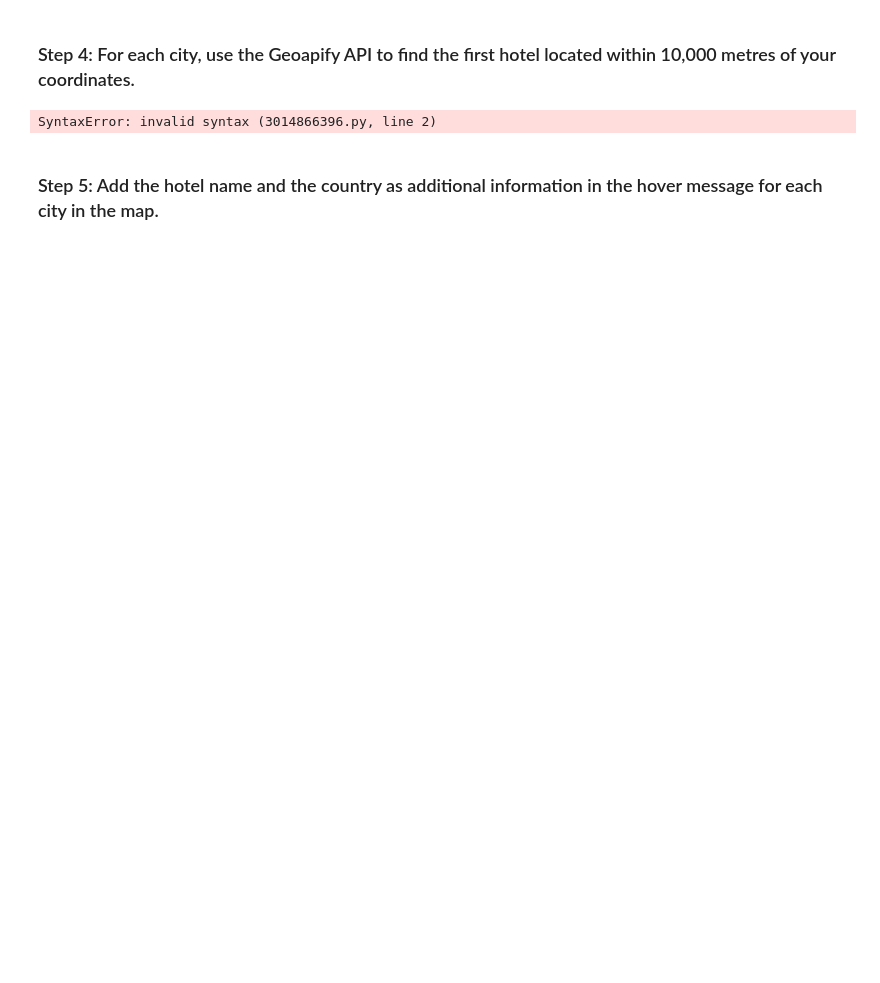
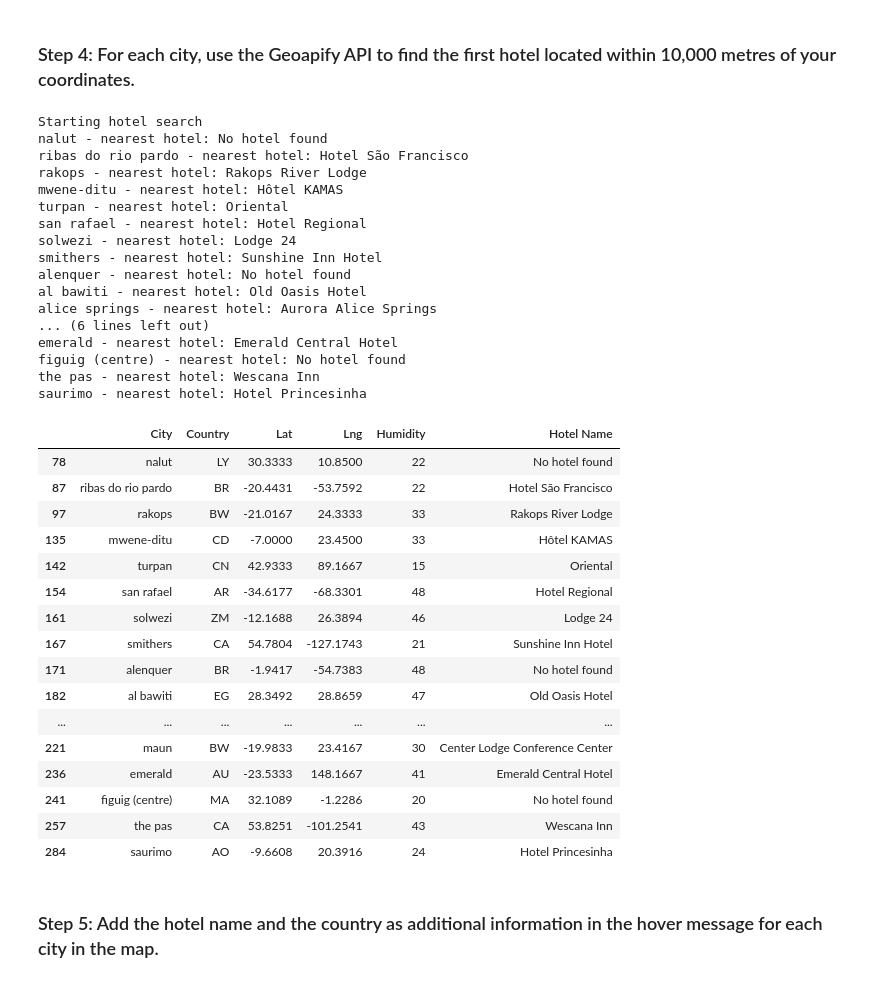
Before and after one commit to wallago-caite/python-api-challenge, a Jupyter notebook: VacationPy.ipynb, the cells around one changed output. Cells and saved outputs as stored; diff of their text form; code cells hidden in the pictures; blank space fills up the shorter version.

```diff
--- a/VacationPy.ipynb
+++ b/VacationPy.ipynb
@@ -54,2 +114,9 @@ city_data_df.head()
 # %% [markdown]
 ### Step 3: Create a new DataFrame called `hotel_df`.
+# %%
+# Use the Pandas copy function to create DataFrame called hotel_df to store the city, country, coordinates, and humidity
+hotel_df = city_data_df2[["City",
+                          "Country",
+                          "Lat",
+                          "Lng",
+                          "Humidity"]].copy()
@@ -56,55 +132,91 @@ city_data_df.head()
 # %%
-# Use the Pandas copy function to create DataFrame called hotel_df to store the city, country, coordinates, and humidity
-# YOUR CODE HERE
-
-# Add an empty column, "Hotel Name," to the DataFrame so you can store the hotel found using the Geoapify API
-# YOUR CODE HERE
+# Add an empty column, "Hotel Name," to the DataFrame so yan store theou c hotel found using the Geoapify API
+hotel_df.insert(5,"Hotel", "" ) #column, new column name, list
 
 # Display sample data
-# YOUR CODE HERE
+hotel_df
 # %% [markdown]
 ### Step 4: For each city, use the Geoapify API to find the first hotel located within 10,000 metres of your coordinates.
 # %%
 # Set parameters to search for a hotel
-radius = # YOUR CODE HERE
+radius = 10000
+limit = 1
+categories = "accommodation.hotel"
 params = {
-    # YOUR CODE HERE
+    "apiKey": geoapify_key,
+    "limit": limit,
+    "categories": categories,
 }
 
 # Print a message to follow up the hotel search
 print("Starting hotel search")
 
 # Iterate through the hotel_df DataFrame
 for index, row in hotel_df.iterrows():
     # get latitude, longitude from the DataFrame
-    # YOUR CODE HERE
+    lat = row["Lat"]
+    lng = row ["Lng"]
 
-    # Add the current city's latitude and longitude to the params dictionary
-    params["filter"] = # YOUR CODE HERE
-    params["bias"] = # YOUR CODE HERE
+    # Add filter and bias parameters with the current city's latitude and longitude to the params dictionary
+    params["filter"] = f"circle:{lng},{lat},{radius}"
+    params["bias"] = f"proximity:{lng},{lat}"
 
     # Set base URL
     base_url = "https://api.geoapify.com/v2/places"
 
-    # Make and API request using the params dictionary
-    name_address = # YOUR CODE HERE
+
+    # Make and API request using the params dictionaty
+    name_address = requests.get(base_url, params=params)
 
     # Convert the API response to JSON format
-    name_address = # YOUR CODE HERE
+    name_address = name_address.json()
 
     # Grab the first hotel from the results and store the name in the hotel_df DataFrame
     try:
         hotel_df.loc[index, "Hotel Name"] = name_address["features"][0]["properties"]["name"]
     except (KeyError, IndexError):
         # If no hotel is found, set the hotel name as "No hotel found".
         hotel_df.loc[index, "Hotel Name"] = "No hotel found"
 
     # Log the search results
     print(f"{hotel_df.loc[index, 'City']} - nearest hotel: {hotel_df.loc[index, 'Hotel Name']}")
 
 # Display sample data
 hotel_df
 # %% [output]
-SyntaxError: invalid syntax (3014866396.py, line 2)
+Starting hotel search
+nalut - nearest hotel: No hotel found
+ribas do rio pardo - nearest hotel: Hotel São Francisco
+rakops - nearest hotel: Rakops River Lodge
+mwene-ditu - nearest hotel: Hôtel KAMAS
+turpan - nearest hotel: Oriental
+san rafael - nearest hotel: Hotel Regional
+solwezi - nearest hotel: Lodge 24
+smithers - nearest hotel: Sunshine Inn Hotel
+alenquer - nearest hotel: No hotel found
+al bawiti - nearest hotel: Old Oasis Hotel
+alice springs - nearest hotel: Aurora Alice Springs
+... (6 lines left out)
+emerald - nearest hotel: Emerald Central Hotel
+figuig (centre) - nearest hotel: No hotel found
+the pas - nearest hotel: Wescana Inn
+saurimo - nearest hotel: Hotel Princesinha
+|  | City | Country | Lat | Lng | Humidity | Hotel Name |
+| 78 | nalut | LY | 30.3333 | 10.8500 | 22 | No hotel found |
+| 87 | ribas do rio pardo | BR | -20.4431 | -53.7592 | 22 | Hotel São Francisco |
+| 97 | rakops | BW | -21.0167 | 24.3333 | 33 | Rakops River Lodge |
+| 135 | mwene-ditu | CD | -7.0000 | 23.4500 | 33 | Hôtel KAMAS |
+| 142 | turpan | CN | 42.9333 | 89.1667 | 15 | Oriental |
+| 154 | san rafael | AR | -34.6177 | -68.3301 | 48 | Hotel Regional |
+| 161 | solwezi | ZM | -12.1688 | 26.3894 | 46 | Lodge 24 |
+| 167 | smithers | CA | 54.7804 | -127.1743 | 21 | Sunshine Inn Hotel |
+| 171 | alenquer | BR | -1.9417 | -54.7383 | 48 | No hotel found |
+| 182 | al bawiti | EG | 28.3492 | 28.8659 | 47 | Old Oasis Hotel |
+| ... | ... | ... | ... | ... | ... | ... |
+| 221 | maun | BW | -19.9833 | 23.4167 | 30 | Center Lodge Conference Center |
+| 236 | emerald | AU | -23.5333 | 148.1667 | 41 | Emerald Central Hotel |
+| 241 | figuig (centre) | MA | 32.1089 | -1.2286 | 20 | No hotel found |
+| 257 | the pas | CA | 53.8251 | -101.2541 | 43 | Wescana Inn |
+| 284 | saurimo | AO | -9.6608 | 20.3916 | 24 | Hotel Princesinha |
 # %% [markdown]
 ### Step 5: Add the hotel name and the country as additional information in the hover message for each city in the map.
```
Also changed, not shown: parts of 9 cells of this notebook.
